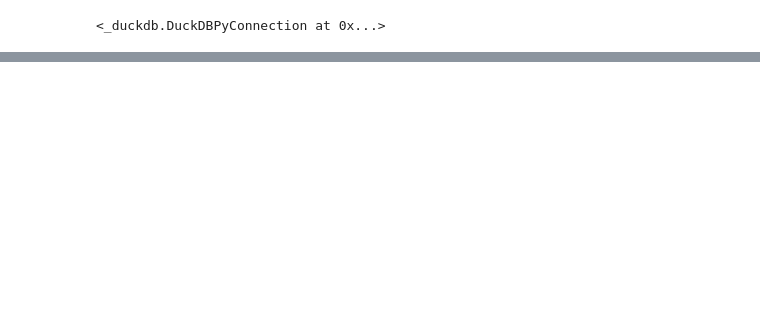
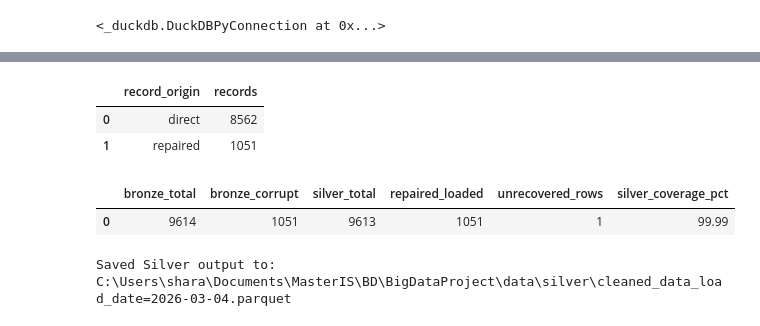
Before and after one commit to Ron-Lakeman/BigDataProject, a Jupyter notebook: src/processing/clean_transform_to_silver.ipynb, the cells around one changed output, grey strips where cells are left out. Cells and saved outputs as stored; diff of their text form; code cells hidden in the pictures; blank space fills up the shorter version.

Commit message:
added silver layer that cleans and standardizes the data

```diff
--- a/src/processing/clean_transform_to_silver.ipynb
+++ b/src/processing/clean_transform_to_silver.ipynb
@@ -169,0 +496,60 @@ CORRUPT RECORDS ANALYSIS
+# %%
+con.execute("""
+    SELECT
+        record_origin,
+        COUNT(*) AS records
+    FROM silver.cleaned_data
+    GROUP BY record_origin
+    ORDER BY records DESC
+""").df()
+# %% [output]
+|  | record_origin | records |
+| 0 | direct | 8562 |
+| 1 | repaired | 1051 |
+# %%
+summary = con.execute("""
+    WITH c AS (
+        SELECT
+            (SELECT COUNT(*) FROM bronze.reviews_raw) AS bronze_total,
+            (SELECT COUNT(*) FROM bronze.reviews_raw WHERE _corrupt_record IS NOT NULL) AS bronze_corrupt,
+            (SELECT COUNT(*) FROM silver.cleaned_data) AS silver_total,
+            (SELECT COUNT(*) FROM silver.cleaned_data WHERE record_origin = 'repaired') AS repaired_loaded
+    )
+    SELECT
+        bronze_total,
+        bronze_corrupt,
+        silver_total,
+        repaired_loaded,
+        bronze_total - silver_total AS unrecovered_rows,
+        ROUND(100.0 * silver_total / NULLIF(bronze_total, 0), 2) AS silver_coverage_pct
+    FROM c
+""").df()
+
+summary
+# %% [output]
+|  | bronze_total | bronze_corrupt | silver_total | repaired_loaded | unrecovered_rows | silver_coverage_pct |
+| 0 | 9614 | 1051 | 9613 | 1051 | 1 | 99.99 |
+# %%
+from pathlib import Path
+from datetime import date
+
+# Reconnect if needed (final close cell runs after this)
+con = db.connect("../../ProjectData.duckdb")
+
+silver_dir = Path("../../data/silver")
+silver_dir.mkdir(parents=True, exist_ok=True)
+
+output_file = silver_dir / f"cleaned_data_load_date={date.today().isoformat()}.parquet"
+
+con.execute(f"""
+    COPY (
+        SELECT *
+        FROM silver.cleaned_data
+    )
+    TO '{output_file.as_posix()}'
+    (FORMAT PARQUET)
+""")
+
+print(f"Saved Silver output to: {output_file.resolve()}")
+# %% [output]
+Saved Silver output to: C:\Users\shara\Documents\MasterIS\BD\BigDataProject\data\silver\cleaned_data_load_date=2026-03-04.parquet
```
Also changed, not shown: parts of 9 cells of this notebook, 37 other files.
